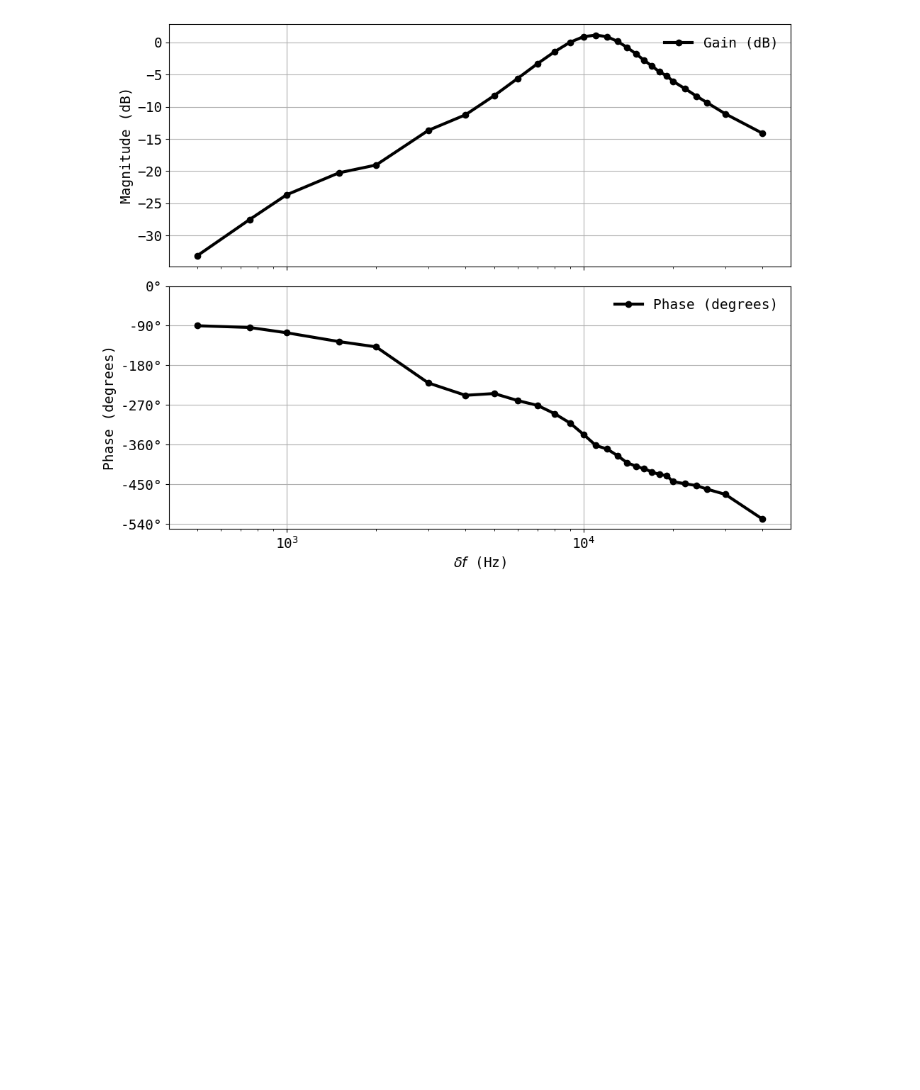
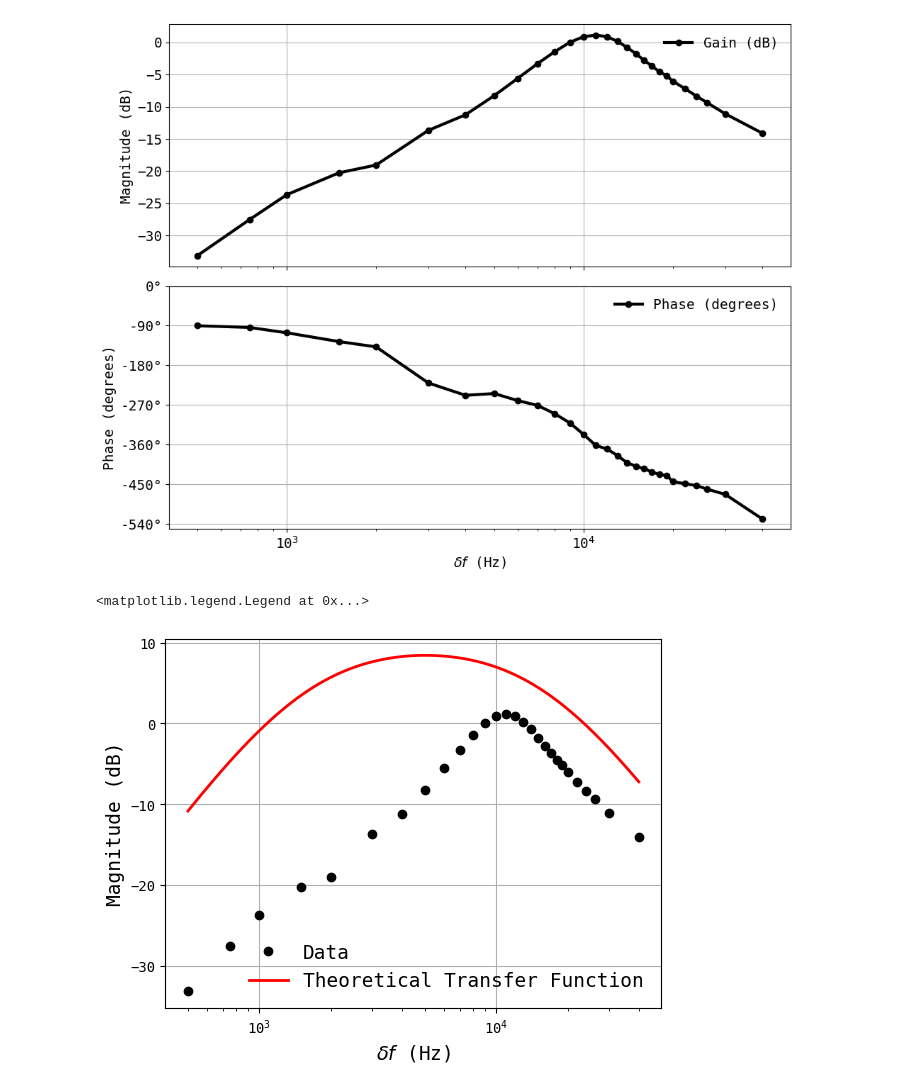
Before and after one commit to askeroelshoej/SP-Lock-In-Amp, a Jupyter notebook: experiment/analysis_stage1_3.ipynb, the cells around one changed output. Saved outputs shown, nothing was run; the diff lists cells and outputs as text; code cells hidden in the pictures; blank space fills up the shorter version.

```diff
--- a/experiment/analysis_stage1_3.ipynb
+++ b/experiment/analysis_stage1_3.ipynb
@@ -105,4 +120,20 @@ def gain_model(f, f_minus, f_plus, G, k):
     den = ((1+(f/f_minus)**2) * (1+(f/f_plus)**2))
     H = num/den
     return 20 *np.log10(H) + k
+# %%
+plt.plot(freq, amp_dB, 'o', ms = 6, color='k', label='Data')
+fc1_theory = 1.59e3
+fc2_theory = 15.9e3
+xvals = np.logspace(np.log10(freq[0]), np.log10(freq[-1]), 1000)
+G_theory = -1010
+yvals_theory = gain_model(xvals, fc1_theory, fc2_theory, G_theory, 0)-50
+plt.plot(xvals, yvals_theory, linestyle='-', linewidth = 2, color='r', label='Theoretical Transfer Function')
+plt.xscale('log')
+plt.xlabel(r"$\delta f$ (Hz)", fontsize=14)
+plt.ylabel(r"Magnitude (dB)", fontsize=14)
+plt.grid(True)
+plt.legend(fontsize=14, frameon=False)
+# %% [output]
+<matplotlib.legend.Legend at 0x...>
+[figure, added]
 # %%
```
Also changed, not shown: parts of 5 cells of this notebook, 4 other files.
